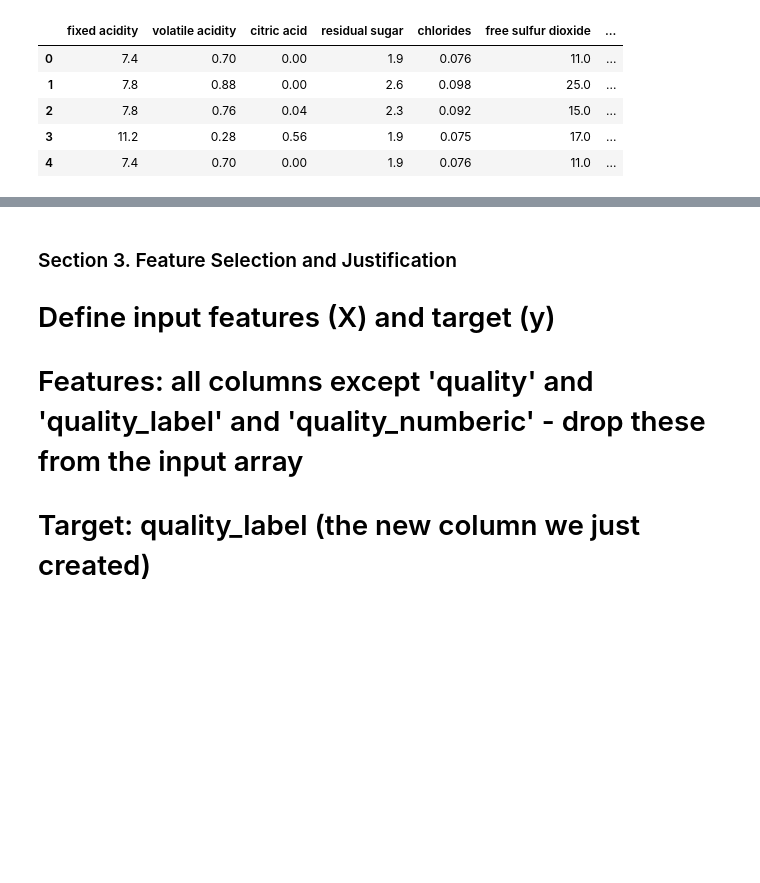
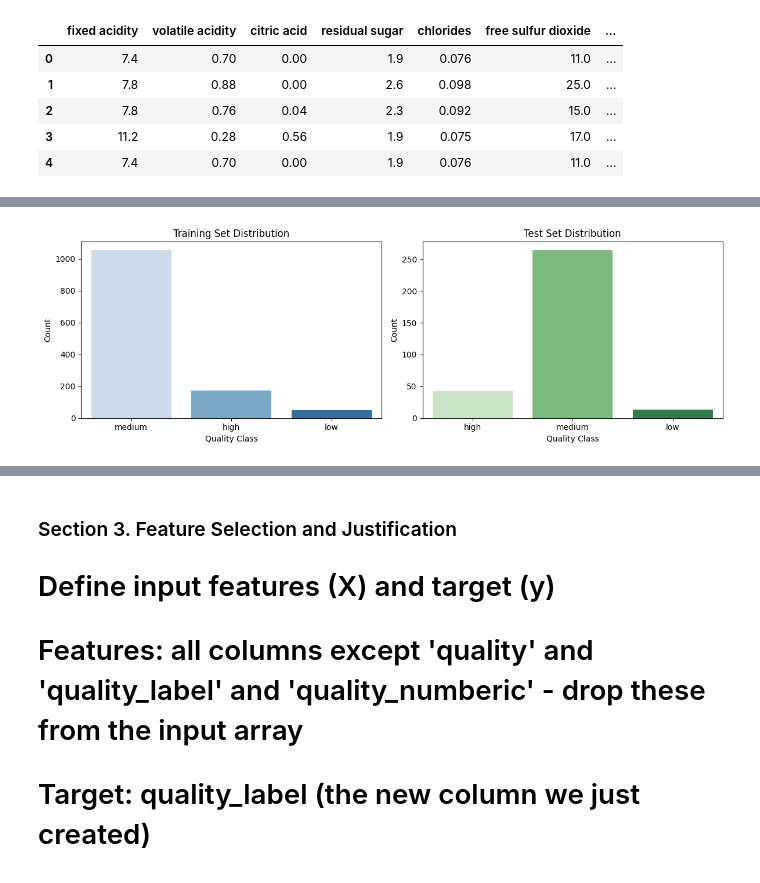
Before and after one commit to Data-Git-Hub/applied-ml-data-git-hub, a Jupyter notebook: lab05/ensemble-data-git-hub.ipynb, the cells around one changed output, grey strips where cells are left out. Cells and saved outputs as stored; diff of their text form; code cells hidden in the pictures; blank space fills up the shorter version.

```diff
--- a/lab05/ensemble-data-git-hub.ipynb
+++ b/lab05/ensemble-data-git-hub.ipynb
@@ -141,0 +218,31 @@ df["quality_numeric"] = df["quality"].apply(quality_to_number)
+# %%
+# Define input features (excluding original quality columns)
+X = df.drop(columns=["quality", "quality_label", "quality_numeric"])
+y = df["quality_numeric"]
+
+# Stratified split to maintain class balance
+X_train, X_test, y_train, y_test = train_test_split(
+    X, y, test_size=0.2, random_state=42, stratify=y
+)
+
+# Prepare DataFrames with mapped class labels
+train_labels = pd.DataFrame({"quality_label": y_train.map({0: "low", 1: "medium", 2: "high"})})
+test_labels = pd.DataFrame({"quality_label": y_test.map({0: "low", 1: "medium", 2: "high"})})
+
+# Plot
+fig, ax = plt.subplots(1, 2, figsize=(12, 4))
+
+sns.countplot(data=train_labels, x="quality_label", hue="quality_label", palette="Blues", legend=False, ax=ax[0])
+ax[0].set_title("Training Set Distribution")
+ax[0].set_xlabel("Quality Class")
+ax[0].set_ylabel("Count")
+
+sns.countplot(data=test_labels, x="quality_label", hue="quality_label", palette="Greens", legend=False, ax=ax[1])
+ax[1].set_title("Test Set Distribution")
+ax[1].set_xlabel("Quality Class")
+ax[1].set_ylabel("Count")
+
+plt.tight_layout()
+plt.show()
+# %% [output]
+[figure, added]
```
Also changed, not shown: parts of 10 cells of this notebook, 1 other file.
